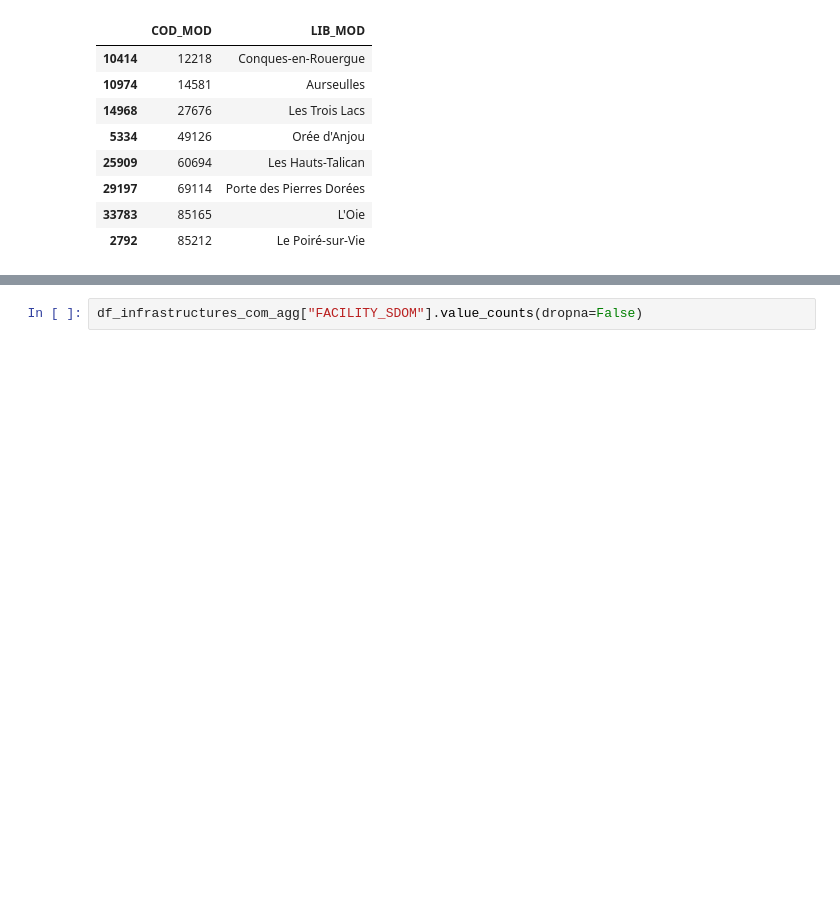
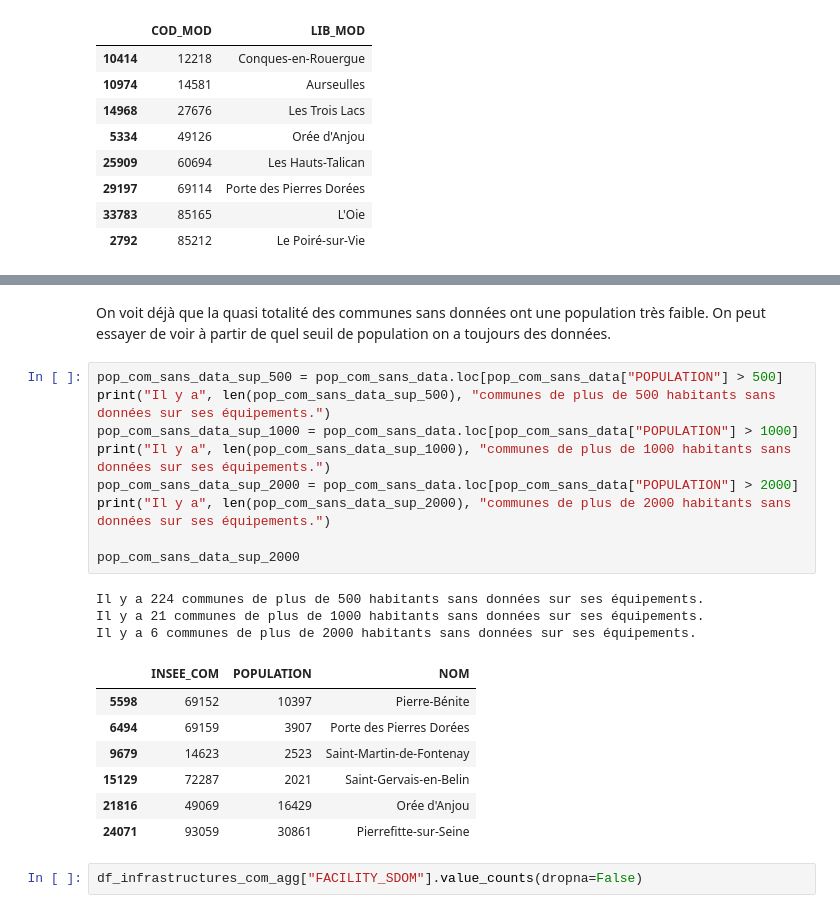
Before and after one commit to heloise1414/Projet-Python-S3, a Jupyter notebook: code/main-clemence v3.ipynb, the cells around one changed output, grey strips where cells are left out. Cells and saved outputs as stored; diff of their text form; blank space fills up the shorter version.

```diff
--- a/code/main-clemence v3.ipynb
+++ b/code/main-clemence v3.ipynb
@@ -1311,3 +1368,25 @@ On a donc trouvé un code différent pour 7 de ces 8 communes. On met déjà la
+# %% [markdown]
+On voit déjà que la quasi totalité des communes sans données ont une population très faible. On peut essayer de voir à partir de quel seuil de population on a toujours des données.
+# %%
+pop_com_sans_data_sup_500 = pop_com_sans_data.loc[pop_com_sans_data["POPULATION"] > 500]
+print("Il y a", len(pop_com_sans_data_sup_500), "communes de plus de 500 habitants sans données sur ses équipements.")
+pop_com_sans_data_sup_1000 = pop_com_sans_data.loc[pop_com_sans_data["POPULATION"] > 1000]
+print("Il y a", len(pop_com_sans_data_sup_1000), "communes de plus de 1000 habitants sans données sur ses équipements.")
+pop_com_sans_data_sup_2000 = pop_com_sans_data.loc[pop_com_sans_data["POPULATION"] > 2000]
+print("Il y a", len(pop_com_sans_data_sup_2000), "communes de plus de 2000 habitants sans données sur ses équipements.")
+
+pop_com_sans_data_sup_2000
+# %% [output]
+Il y a 224 communes de plus de 500 habitants sans données sur ses équipements.
+Il y a 21 communes de plus de 1000 habitants sans données sur ses équipements.
+Il y a 6 communes de plus de 2000 habitants sans données sur ses équipements.
+|  | INSEE_COM | POPULATION | NOM |
+| 5598 | 69152 | 10397 | Pierre-Bénite |
+| 6494 | 69159 | 3907 | Porte des Pierres Dorées |
+| 9679 | 14623 | 2523 | Saint-Martin-de-Fontenay |
+| 15129 | 72287 | 2021 | Saint-Gervais-en-Belin |
+| 21816 | 49069 | 16429 | Orée d'Anjou |
+| 24071 | 93059 | 30861 | Pierrefitte-sur-Seine |
 # %%
 df_infrastructures_com_agg["FACILITY_SDOM"].value_counts(dropna=False)
 # %% [output]
```
Also changed, not shown: parts of 7 cells of this notebook.
